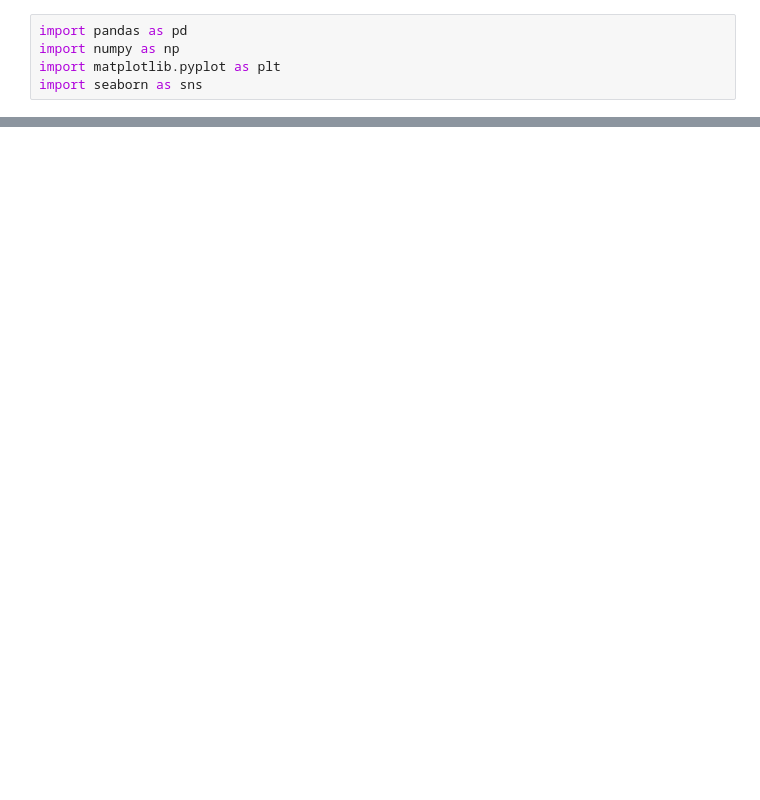
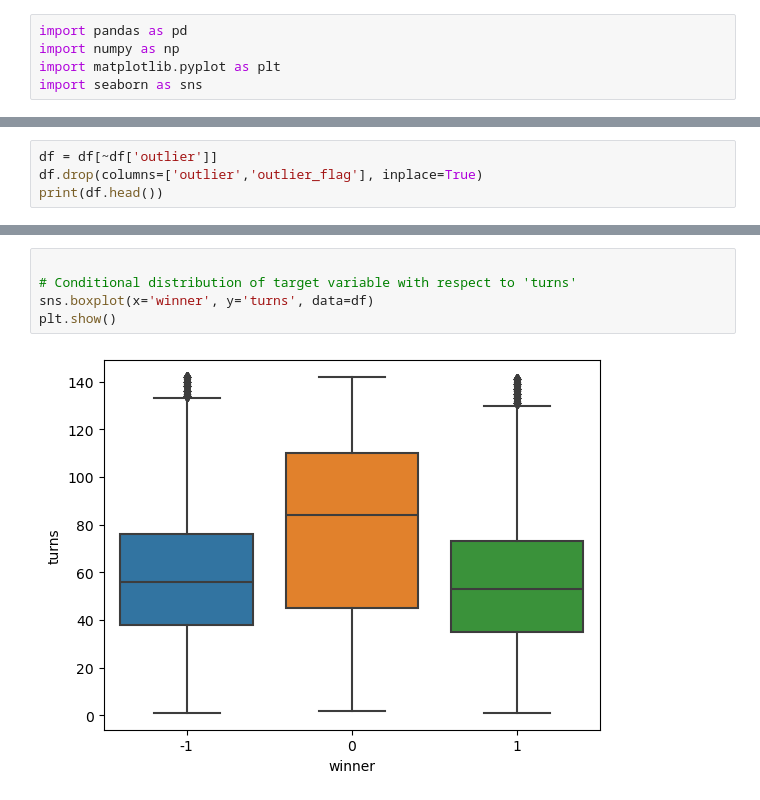
Before and after one commit to J0hnEbert/DEP, a Jupyter notebook: src/ML_Chess.ipynb, the cells around one changed output, grey strips where cells are left out. Cells and saved outputs as stored; diff of their text form; blank space fills up the shorter version.

```diff
--- a/src/ML_Chess.ipynb
+++ b/src/ML_Chess.ipynb
@@ -39,0 +314,4 @@ df.describe(include='all')
+# %%
+df = df[~df['outlier']]
+df.drop(columns=['outlier','outlier_flag'], inplace=True)
+print(df.head())
@@ -39,0 +627,7 @@ df.describe(include='all')
+# %%
+
+# Conditional distribution of target variable with respect to 'turns'
+sns.boxplot(x='winner', y='turns', data=df)
+plt.show()
+# %% [output]
+[figure, added]
```
Also changed, not shown: parts of 20 cells of this notebook, 4 other files.
